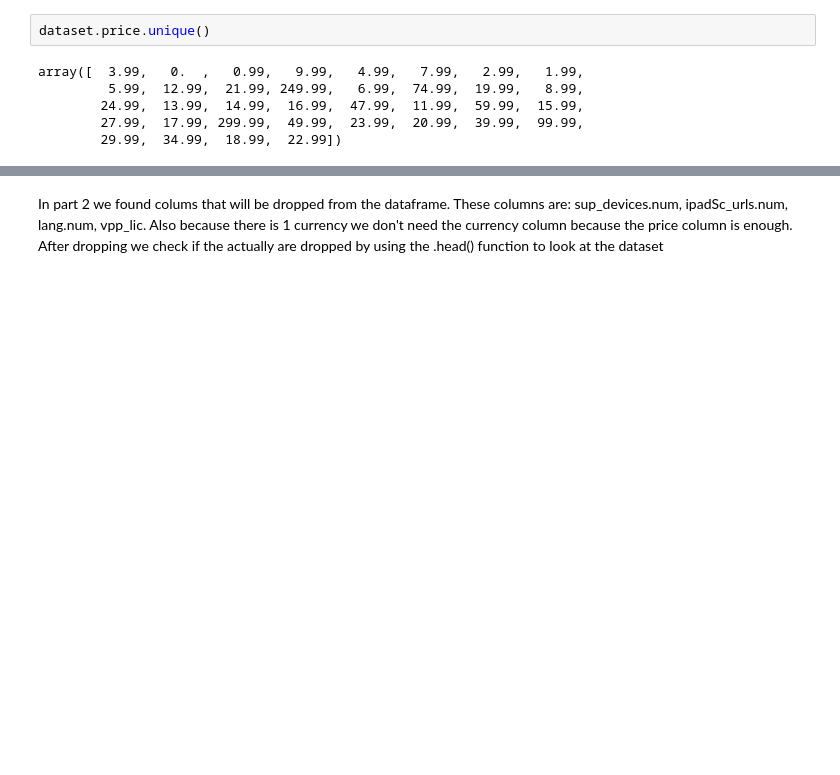
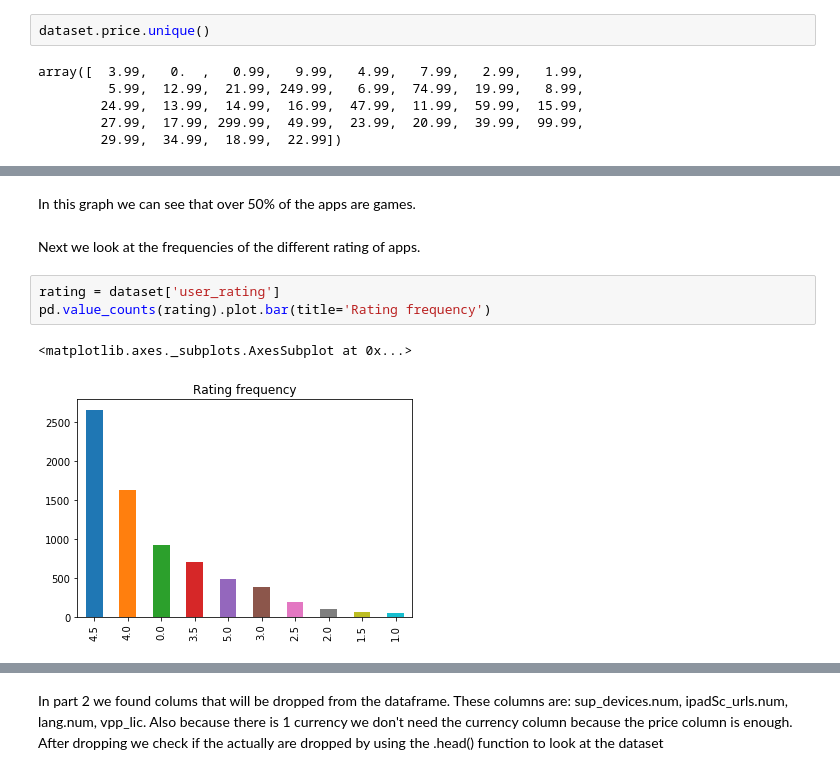
Before and after one commit to CezanvM/MachineLearning, a Jupyter notebook: src/Main.ipynb, the cells around one changed output, grey strips where cells are left out. Drawn from its saved outputs; the diff is of its cells as text; blank space fills up the shorter version.

```diff
--- a/src/Main.ipynb
+++ b/src/Main.ipynb
@@ -135,0 +160,10 @@ array([  3.99,   0.  ,   0.99,   9.99,   4.99,   7.99,   2.99,   1.99,
+# %% [markdown]
+In this graph we can see that over 50% of the apps are games.
+# %% [markdown]
+Next we look at the frequencies of the different rating of apps.
+# %%
+rating = dataset['user_rating']
+pd.value_counts(rating).plot.bar(title='Rating frequency')
+# %% [output]
+<matplotlib.axes._subplots.AxesSubplot at 0x...>
+[figure, added]
```
Also changed, not shown: parts of 14 cells of this notebook, 1 other file.
